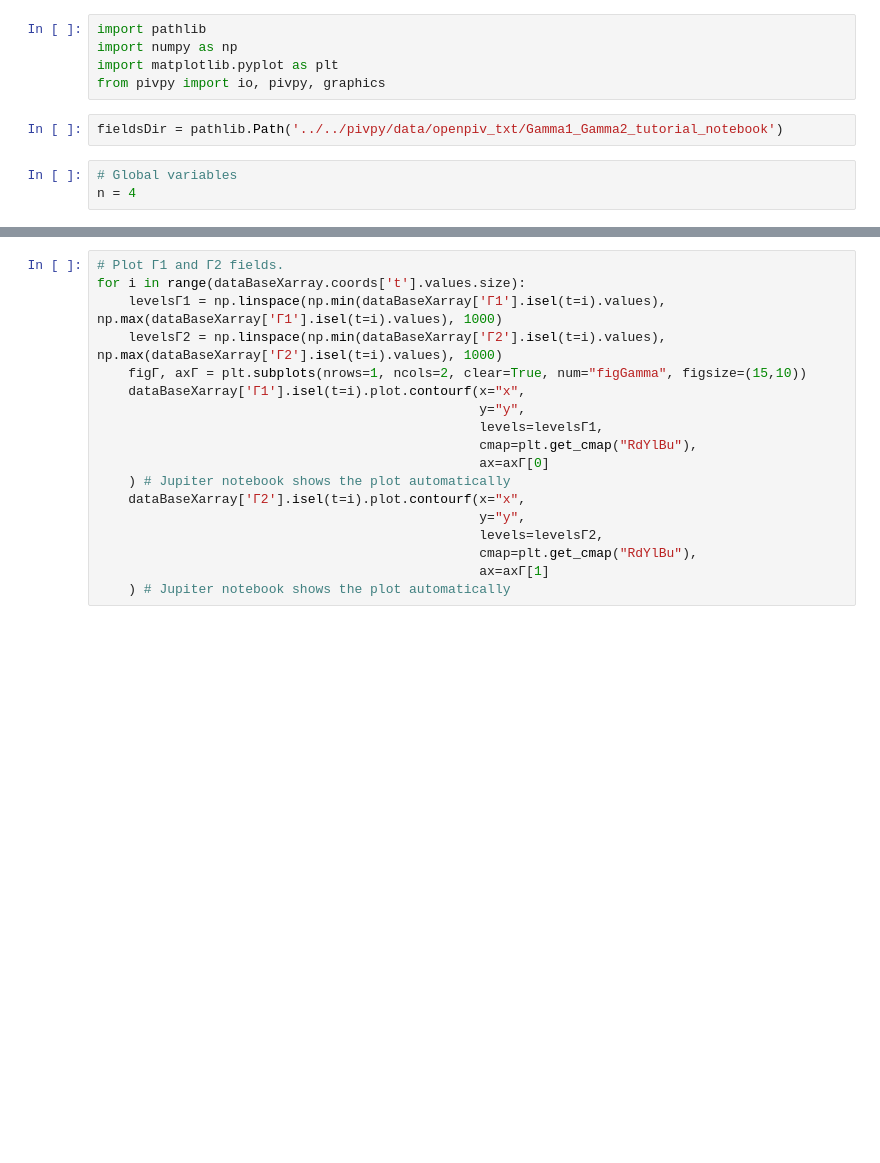
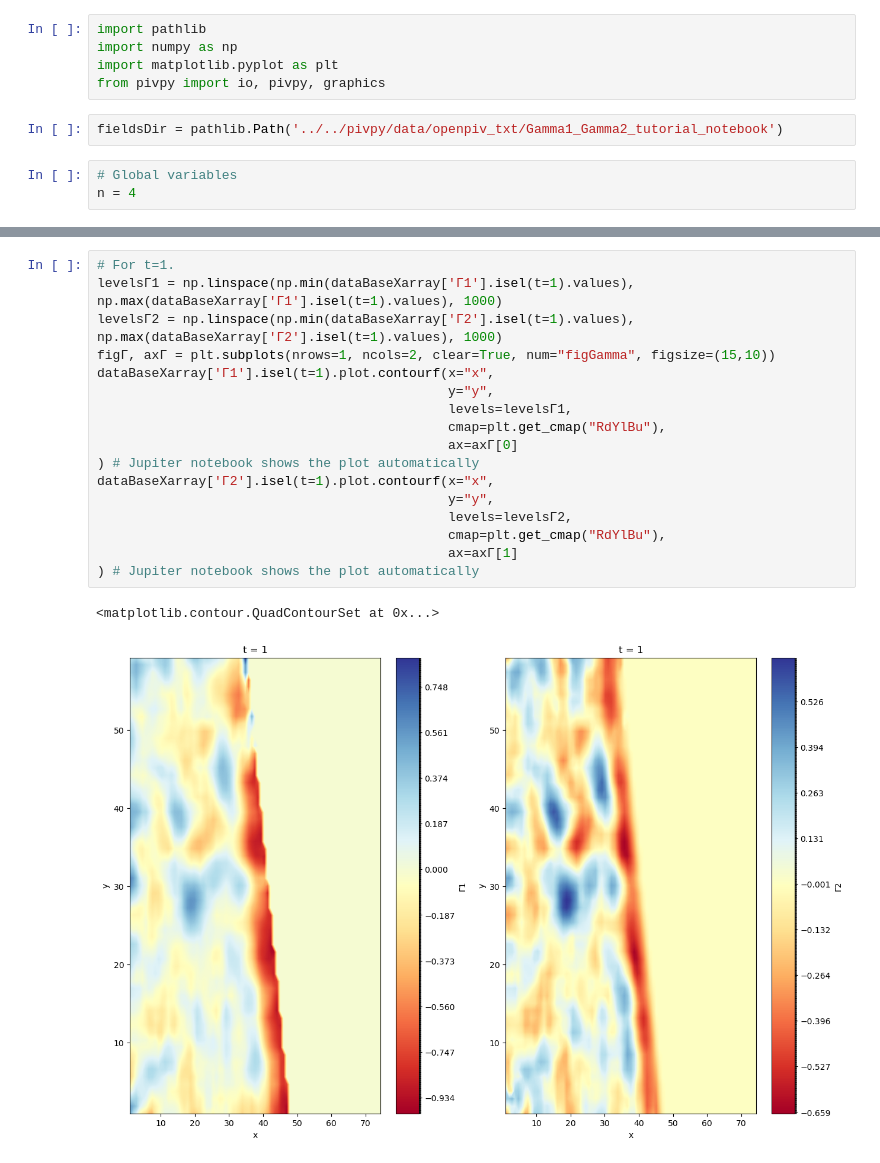
Before and after one commit to alexlib/pivpy, a Jupyter notebook: examples/notebooks/Gamma1_Gamma2_tutorial.ipynb, the cells around one changed output, grey strips where cells are left out. Drawn from its saved outputs; the diff is of its cells as text; blank space fills up the shorter version.

```diff
--- a/examples/notebooks/Gamma1_Gamma2_tutorial.ipynb
+++ b/examples/notebooks/Gamma1_Gamma2_tutorial.ipynb
@@ -22,18 +81,20 @@ dataBaseXarray.piv.Γ2(n, convCoords=False) # False, because the coordinates hav
 # %%
-# Plot Γ1 and Γ2 fields.
-for i in range(dataBaseXarray.coords['t'].values.size):
-    levelsΓ1 = np.linspace(np.min(dataBaseXarray['Γ1'].isel(t=i).values), np.max(dataBaseXarray['Γ1'].isel(t=i).values), 1000)
-    levelsΓ2 = np.linspace(np.min(dataBaseXarray['Γ2'].isel(t=i).values), np.max(dataBaseXarray['Γ2'].isel(t=i).values), 1000)
-    figΓ, axΓ = plt.subplots(nrows=1, ncols=2, clear=True, num="figGamma", figsize=(15,10))
-    dataBaseXarray['Γ1'].isel(t=i).plot.contourf(x="x",
-                                                 y="y",
-                                                 levels=levelsΓ1,
-                                                 cmap=plt.get_cmap("RdYlBu"),
-                                                 ax=axΓ[0]
-    ) # Jupiter notebook shows the plot automatically
-    dataBaseXarray['Γ2'].isel(t=i).plot.contourf(x="x",
-                                                 y="y",
-                                                 levels=levelsΓ2,
-                                                 cmap=plt.get_cmap("RdYlBu"),
-                                                 ax=axΓ[1]
-    ) # Jupiter notebook shows the plot automatically
+# For t=1.
+levelsΓ1 = np.linspace(np.min(dataBaseXarray['Γ1'].isel(t=1).values), np.max(dataBaseXarray['Γ1'].isel(t=1).values), 1000)
+levelsΓ2 = np.linspace(np.min(dataBaseXarray['Γ2'].isel(t=1).values), np.max(dataBaseXarray['Γ2'].isel(t=1).values), 1000)
+figΓ, axΓ = plt.subplots(nrows=1, ncols=2, clear=True, num="figGamma", figsize=(15,10))
+dataBaseXarray['Γ1'].isel(t=1).plot.contourf(x="x",
+                                             y="y",
+                                             levels=levelsΓ1,
+                                             cmap=plt.get_cmap("RdYlBu"),
+                                             ax=axΓ[0]
+) # Jupiter notebook shows the plot automatically
+dataBaseXarray['Γ2'].isel(t=1).plot.contourf(x="x",
+                                             y="y",
+                                             levels=levelsΓ2,
+                                             cmap=plt.get_cmap("RdYlBu"),
+                                             ax=axΓ[1]
+) # Jupiter notebook shows the plot automatically
+# %% [output]
+<matplotlib.contour.QuadContourSet at 0x...>
+[figure, added]
```
Also changed, not shown: parts of 5 cells of this notebook.
